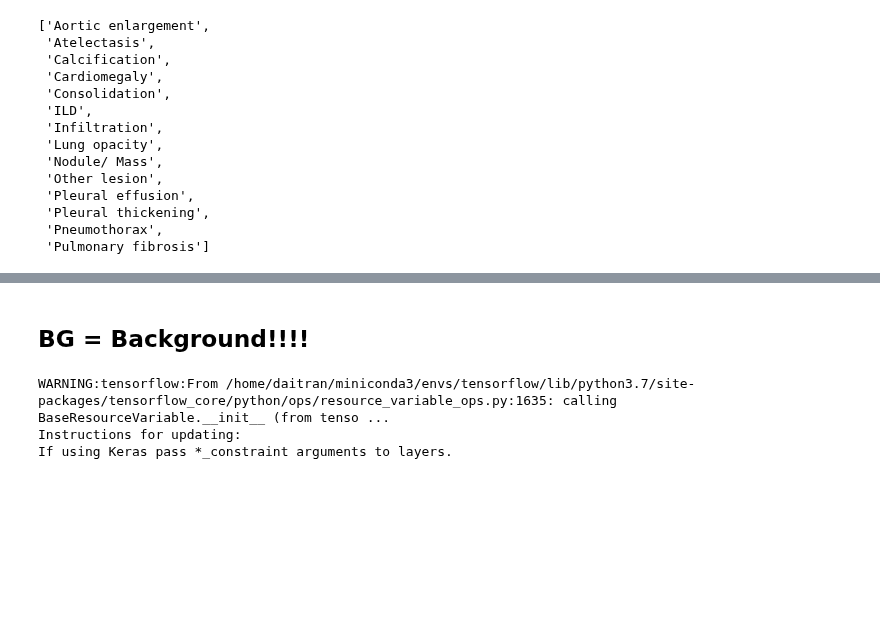
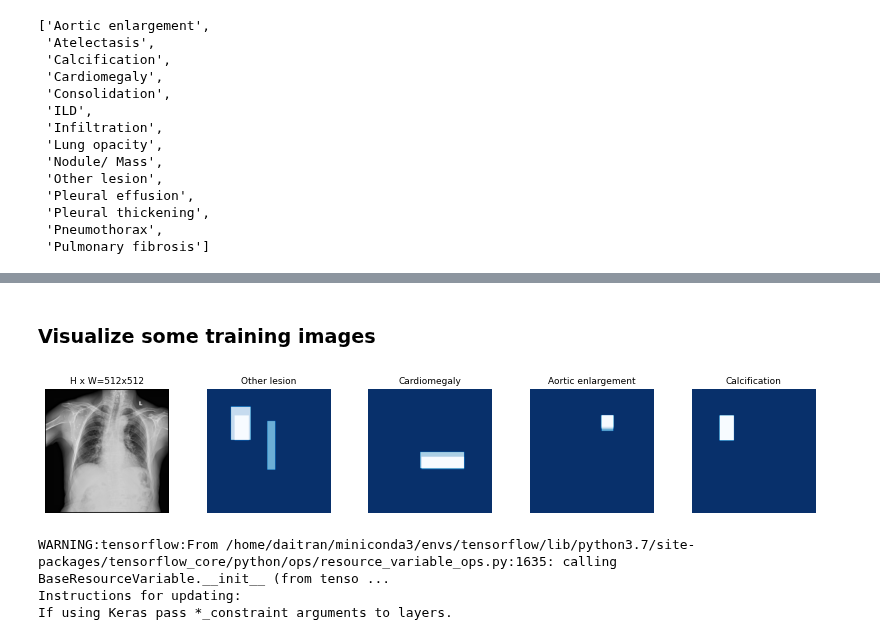
Before and after one commit to daitranskku/chest_x_ray_abnormalities_detection, a Jupyter notebook: MaskRCNN_implementation/model_evaluation.ipynb, the cells around one changed output, grey strips where cells are left out. Drawn from its saved outputs; the diff is of its cells as text; code cells hidden in the pictures; blank space fills up the shorter version.

```diff
--- a/MaskRCNN_implementation/model_evaluation.ipynb
+++ b/MaskRCNN_implementation/model_evaluation.ipynb
@@ -221,6 +209,15 @@ Images: 7156
 Classes: ['BG', 'Aortic enlargement', 'Atelectasis', 'Calcification', 'Cardiomegaly', 'Consolidation', 'ILD', 'Infiltration', 'Lung opacity', 'Nodule/ Mass', 'Other lesion', 'Pleural effusion', 'Pleur ...
-# %% [markdown]
-## BG = Background!!!!
+# %% [markdown]
+### Visualize some training images
+# %%
+# Load and display random samples
+image_ids = np.random.choice(train_dataset.image_ids, 1)
+for image_id in image_ids:
+    image = train_dataset.load_image(image_id)
+    mask, class_ids = train_dataset.load_mask(image_id)
+    visualize.display_top_masks(image, mask, class_ids, train_dataset.class_names)
+# %% [output]
+[figure, added]
 # %%
 # Call model
 model = modellib.MaskRCNN(mode="inference", model_dir="",
```
Also changed, not shown: parts of 16 cells of this notebook, 8 other files.
